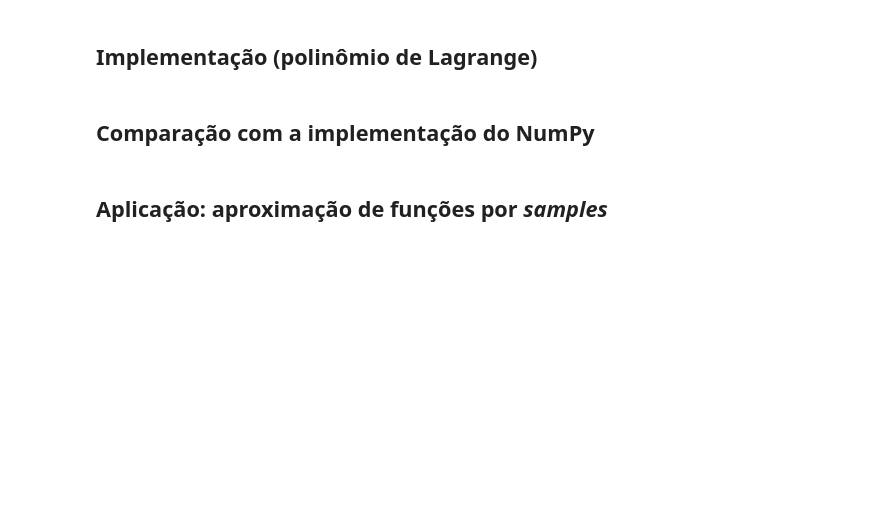
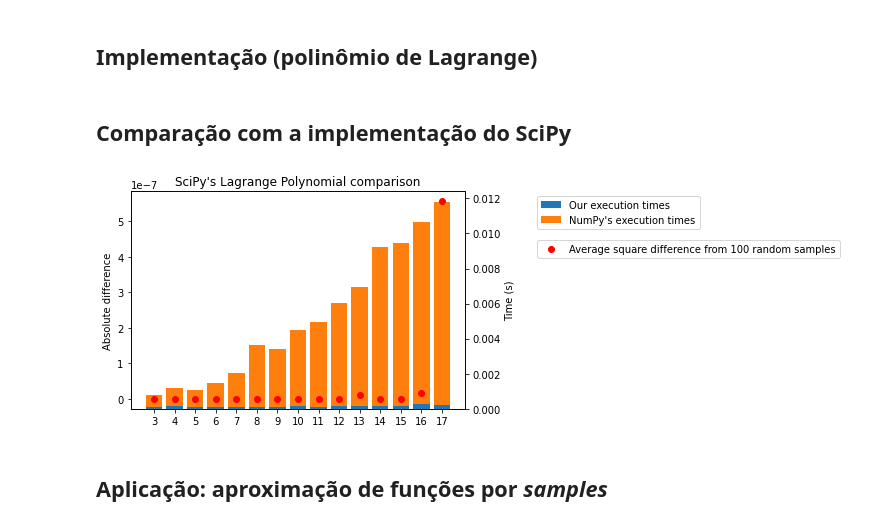
Before and after one commit to Vernalhav/numerical_analysis, a Jupyter notebook: numerico_aplicacoes.ipynb, the cells around one changed output. Saved outputs shown, nothing was run; the diff lists cells and outputs as text; code cells hidden in the pictures; blank space fills up the shorter version.

```diff
--- a/numerico_aplicacoes.ipynb
+++ b/numerico_aplicacoes.ipynb
@@ -447,4 +547,4 @@ def lagrange_polynomial(X, Y, return_Ls=False):
 
     return polynomial
 # %% [markdown]
-## Comparação com a implementação do NumPy
+## Comparação com a implementação do SciPy
@@ -451,3 +598,11 @@ def lagrange_polynomial(X, Y, return_Ls=False):
+# %%
+SAMPLES = 100
+Xs, errors, times = compare_lagrange_polynomial(n_tests=15, n_samples=SAMPLES)
+compare_implementation(Xs, errors, times,foreground='ours',\
+                       title='SciPy\'s Lagrange Polynomial comparison',\
+                       err_metric=f'Average square difference from {SAMPLES} random samples')
+# %% [output]
+[figure, added]
 # %% [markdown]
 ## Aplicação: aproximação de funções por _samples_
 # %%
```
Also changed, not shown: parts of 16 cells of this notebook.
